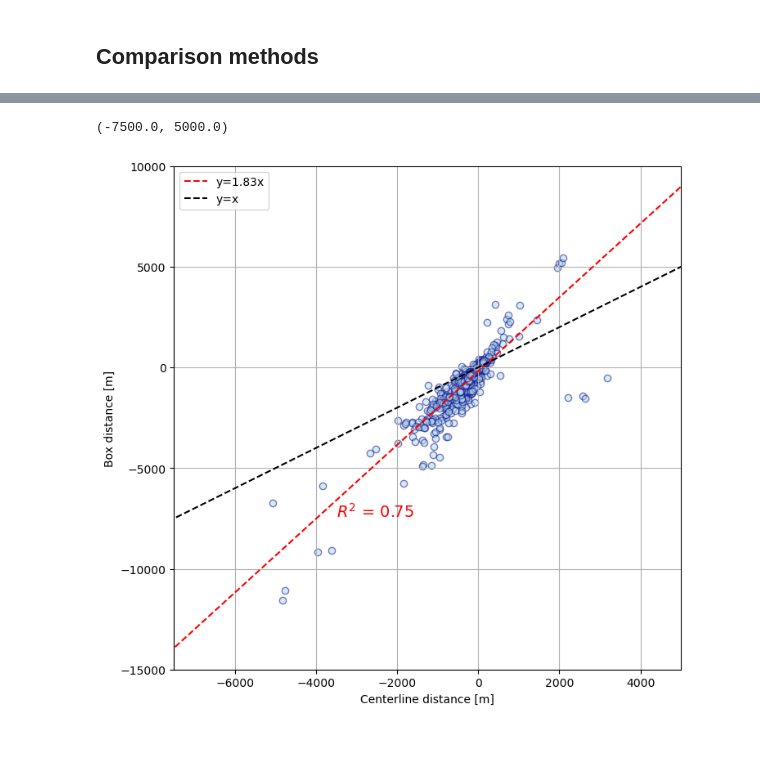
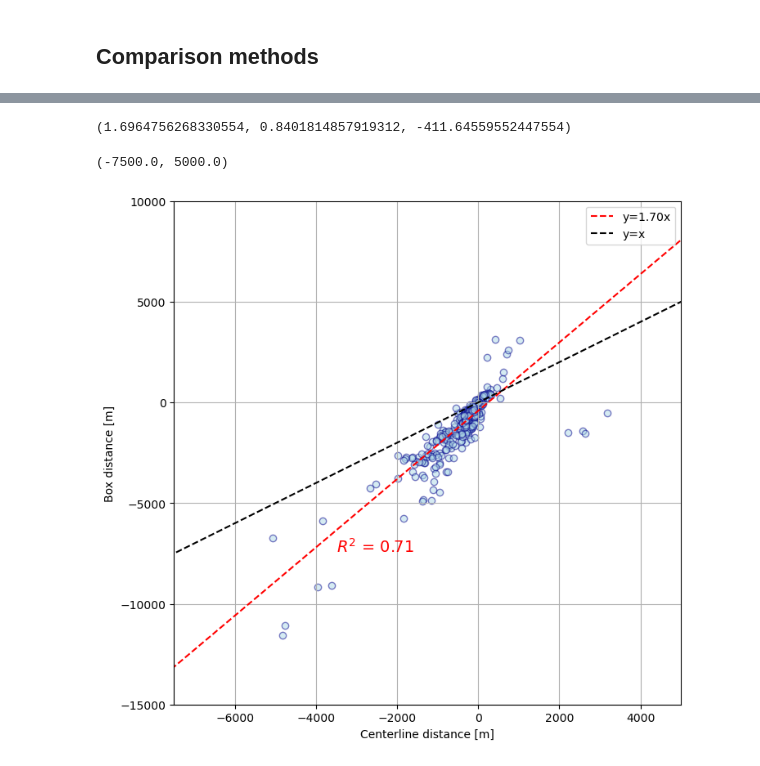
Before and after one commit to lorisdanjou/Svalbard_calving_fronts_1936-1978_data_analysis, a Jupyter notebook: results.ipynb, the cells around one changed output, grey strips where cells are left out. Saved outputs shown, nothing was run; the diff lists cells and outputs as text; code cells hidden in the pictures.

```diff
--- a/results.ipynb
+++ b/results.ipynb
@@ -1992,12 +1992,12 @@ len(surges_cl.front_id.unique()), surges_cl.front_id.unique(), len(retreats_cl.f
 # %% [markdown]
 ## Comparison methods
 # %%
-for i in results_cl.index.values:
-    front_id, year1, year2 = results_cl.loc[i][["front_id", "year_1", "year_2"]]
-    for j in results_box.index.values:
-        front_id_2, year1_2, year2_2 = results_box.loc[j][["front_id", "year_1", "year_2"]]
-        if (front_id == front_id_2) and (year1 == year1_2) and (year2 == year2_2):
-            results_cl.loc[i, "mean_distance_2"] = results_box.loc[j, "mean_distance"]
-            results_cl.loc[i, "uncertainty_2"] = results_box.loc[j, "uncertainty"]
+# for i in results_cl.index.values:
+#     front_id, year1, year2 = results_cl.loc[i][["front_id", "year_1", "year_2"]]
+#     for j in results_box.index.values:
+#         front_id_2, year1_2, year2_2 = results_box.loc[j][["front_id", "year_1", "year_2"]]
+#         if (front_id == front_id_2) and (year1 == year1_2) and (year2 == year2_2):
+#             results_cl.loc[i, "mean_distance_2"] = results_box.loc[j, "mean_distance"]
+#             results_cl.loc[i, "uncertainty_2"] = results_box.loc[j, "uncertainty"]
 
-results_cl
+# results_cl
@@ -2044,0 +2015,10 @@ lr.slope, lr.rvalue, lr.intercept
+# %%
+positions_box_0, positions_cl_0 = positions_box.loc[positions_box.mean_corrected != 0], positions_cl.loc[positions_cl.mean_corrected != 0]
+
+for i in positions_box_0.index.values:
+    front_id, year = positions_box_0.loc[i][["front_id", "year"]]
+    for j in positions_cl_0.index.values:
+        front_id_2, year_2 = positions_cl_0.loc[j][["front_id", "year"]]
+        if (front_id == front_id_2) and (year == year_2):
+            positions_box_0.loc[i, "mean_corrected_cl"] = positions_cl_0.loc[j, "mean_corrected"]
+            positions_box_0.loc[i, "uncertainty_cl"] = positions_cl_0.loc[j, "uncertainty"]
@@ -2044,0 +2036,5 @@ lr.slope, lr.rvalue, lr.intercept
+# %%
+results_cross = positions_box_0.loc[:, ["front_id", "year", "mean_corrected", "mean_corrected_cl", "uncertainty", "uncertainty_cl"]]
+results_cross.columns = ["front_id", "year", "mean_corrected_box", "mean_corrected_cl", "uncertainty_box", "uncertainty_cl"]
+results_cross.dropna(inplace=True)
+results_cross
@@ -2045,21 +2055,29 @@ lr.slope, lr.rvalue, lr.intercept
+# %%
+lr = scipy.stats.linregress(
+    results_cross.mean_corrected_cl.values.astype(float),
+    results_cross.mean_corrected_box.values.astype(float)
+)
+lr.slope, lr.rvalue, lr.intercept
+# %% [output]
+(1.6964756268330554, 0.8401814857919312, -411.64559552447554)
 # %%
 fig, ax = plt.subplots(figsize=(8, 8))
 ax.set_xlim([-7500, 5000])
 ax.set_ylim([-15000, 10000])
-ax.scatter(results_cross.mean_distance_cl, results_cross.mean_distance_box, color="lightblue", edgecolor="darkblue", alpha=0.5)
+ax.scatter(results_cross.mean_corrected_cl, results_cross.mean_corrected_box, color="lightblue", edgecolor="darkblue", alpha=0.5)
 xlim = ax.get_xlim()
 ylim = ax.get_ylim()
 x_vals = np.linspace(min(xlim[0], ylim[0]), max(xlim[1], ylim[1]), 100)
 ax.plot(x_vals, lr.slope * x_vals + lr.intercept, color ="r", linestyle="--", label=f"y={lr.slope:.2f}x")
 ax.text(-3500, -6700, f"$R^2$ = {lr.rvalue**2:.2f}", fontsize=14, color="r", verticalalignment="top", horizontalalignment="left")
 ax.plot(x_vals, x_vals, color="k", linestyle="--", label="y=x")
 
 ax.grid()
 ax.legend()
 ax.set_xlabel("Centerline distance [m]")
 ax.set_ylabel("Box distance [m]")
 print(ax.get_xlim())
 fig.savefig("images/results_cross_distances.png", bbox_inches="tight")
 # %% [output]
 (-7500.0, 5000.0)
-[figure, old version]
+[figure, new version]
```
Also changed, not shown: parts of 5 cells of this notebook, 1 other file.
